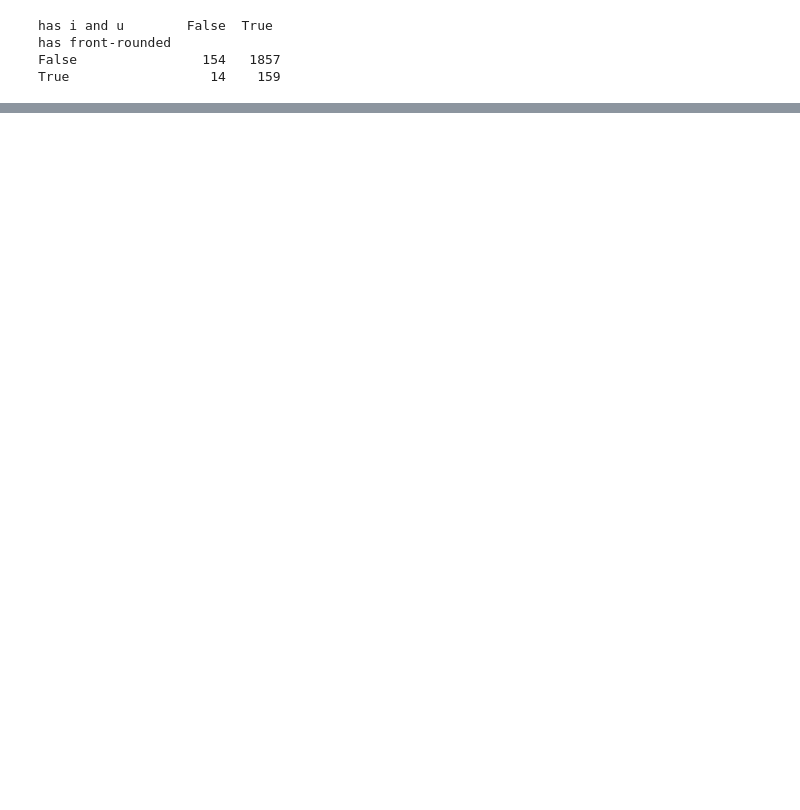
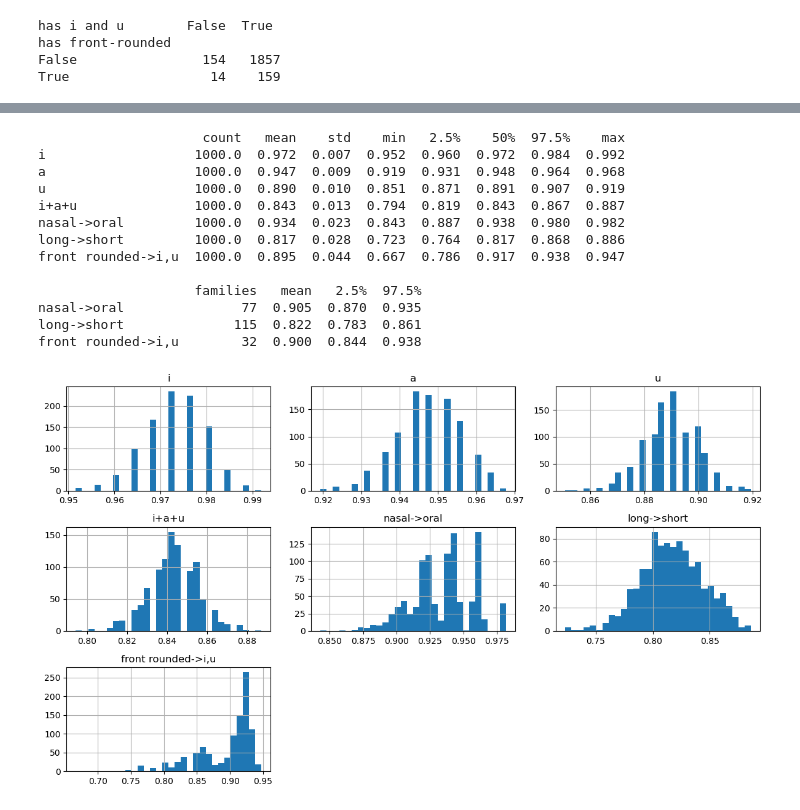
Before and after one commit to sara-graca/vowel-statistical-analysis, a Jupyter notebook: notebooks/main.ipynb, the cells around one changed output, grey strips where cells are left out. Saved outputs shown, nothing was run; the diff lists cells and outputs as text; code cells hidden in the pictures; blank space fills up the shorter version.

```diff
--- a/notebooks/main.ipynb
+++ b/notebooks/main.ipynb
@@ -521,0 +555,5 @@ True                  14    159
+# %%
+A, B = "a", "ə"
+tab_p = pd.crosstab(presence[A], presence[B])
+print(f"{A} appears in {presence[A].sum()} langs, {B} in {presence[B].sum()}\n")
+print(tab_p)
@@ -521,0 +949,22 @@ True                  14    159
+# %%
+# Q30
+# one row per language: 1 = satisfies it, 0 = doesn't, NaN = the implication doesn't apply (no marked vowel)
+# same definitions as in section 3: broad i/a/u (Q13) and the implication tests of Q17
+bases = vowel_df.groupby("Glottocode")["base"].apply(set)
+
+def implication(g, feat):   # every marked vowel has its plain counterpart
+    grp = vowel_df[vowel_df["Glottocode"] == g]
+    return set(grp[grp[feat] == "+"]["base"]) <= set(grp[grp[feat] != "+"]["base"])
+
+univ = pd.DataFrame({v: bases.apply(lambda s: v in s) for v in ["i", "a", "u"]})
+univ["i+a+u"] = univ.all(axis=1)
+univ["nasal->oral"] = pd.Series({g: implication(g, "nasal") for g in nasal_langs})
+univ["long->short"] = pd.Series({g: implication(g, "long") for g in long_langs})
+univ["front rounded->i,u"] = pd.Series({g: {"i", "u"} <= bases[g] for g in frontrounded_langs})
+univ = univ.astype(float)
+
+# one language per family, picked at random
+sample = univ.groupby(lang_info["family"]).sample(1, random_state=0)
+print(len(sample), "languages in the balanced sample\n")
+print(pd.DataFrame({"all languages": univ.mean(), "one per family": sample.mean(),
+                    "n (one per family)": sample.count()}).round(3))
@@ -521,0 +982,30 @@ True                  14    159
+# %%
+# Q31 - 1000 balanced samples
+props = pd.DataFrame([univ.groupby(lang_info["family"]).sample(1, random_state=s).mean() for s in range(1000)])
+print(props.describe(percentiles=[0.025, 0.975]).T.round(3), "\n")
+
+# for the implications, only the families whose sampled language has the marked vowel count, so I also
+# sample one language per family among the languages the implication applies to
+cond = pd.DataFrame({col: [univ[col].dropna().groupby(lang_info["family"]).sample(1, random_state=s).mean() for s in range(1000)]
+                     for col in univ.columns[4:]})
+print(pd.DataFrame({"families": {c: univ[c].dropna().index.map(lang_info["family"]).nunique() for c in cond},
+                    "mean": cond.mean(), "2.5%": cond.quantile(0.025), "97.5%": cond.quantile(0.975)}).round(3))
+
+props.hist(bins=30, figsize=(12, 7))
+plt.tight_layout()
+plt.savefig("../results/balanced_samples.pdf", bbox_inches="tight")
+# %% [output]
+                     count   mean    std    min   2.5%    50%  97.5%    max
+i                   1000.0  0.972  0.007  0.952  0.960  0.972  0.984  0.992
+a                   1000.0  0.947  0.009  0.919  0.931  0.948  0.964  0.968
+u                   1000.0  0.890  0.010  0.851  0.871  0.891  0.907  0.919
+i+a+u               1000.0  0.843  0.013  0.794  0.819  0.843  0.867  0.887
+nasal->oral         1000.0  0.934  0.023  0.843  0.887  0.938  0.980  0.982
+long->short         1000.0  0.817  0.028  0.723  0.764  0.817  0.868  0.886
+front rounded->i,u  1000.0  0.895  0.044  0.667  0.786  0.917  0.938  0.947
+
+                    families   mean   2.5%  97.5%
+nasal->oral               77  0.905  0.870  0.935
+long->short              115  0.822  0.783  0.861
+front rounded->i,u        32  0.900  0.844  0.938
+[figure, added]
```
Also changed, not shown: parts of 42 cells of this notebook, 3 other files.
